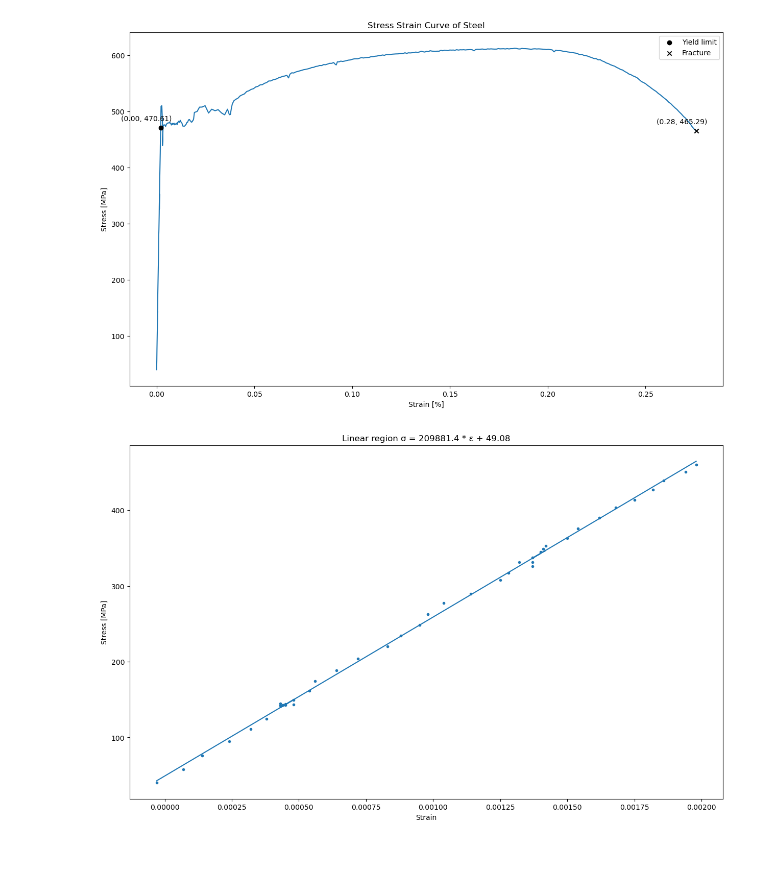
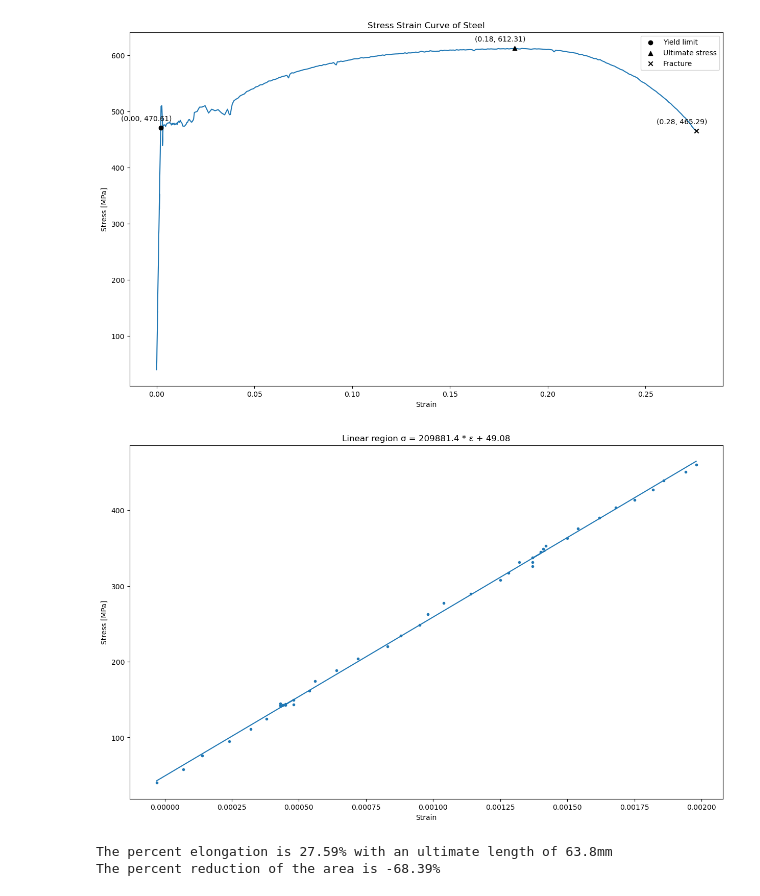
Before and after one commit to 2nio/stress-strain, a Jupyter notebook: graph.ipynb, the cells around one changed output. Saved outputs shown, nothing was run; the diff lists cells and outputs as text; code cells hidden in the pictures; blank space fills up the shorter version.

```diff
--- a/graph.ipynb
+++ b/graph.ipynb
@@ -24,52 +24,73 @@ def calcStrain(deformations, length):
 #Stress vs Strain
 def stressStrainCurve(area, length):
     df['Stress [MPa]'] = calcStress(df['Load [ N ]'], area)
-    df['Strain [%]'] = calcStrain(df['Deformation [ mm ]'], length)
+    df['Strain'] = calcStrain(df['Deformation [ mm ]'], length)
     yieldLimit = 0
-    for strain in df['Strain [%]']:
+    for strain in df['Strain']:
         if not strain < 0.002:
             yieldLimit = df.loc[(df == strain).any(axis=1)].index[0]
             break
-    yieldLimitStrain = df.loc[yieldLimit, 'Strain [%]']
+    yieldLimitStrain = df.loc[yieldLimit, 'Strain']
     yieldLimitStress = df.loc[yieldLimit, 'Stress [MPa]']
     plt.figure(figsize=(15,9))
-    plt.plot(df['Strain [%]'], df['Stress [MPa]'])
+    plt.plot(df['Strain'], df['Stress [MPa]'])
     #Yield limit
     plt.scatter(yieldLimitStrain, yieldLimitStress, color='black', marker='o', label=f'Yield limit', zorder=2)
     plt.annotate(f"({yieldLimitStrain:.2f}, {yieldLimitStress:.2f})",
              (yieldLimitStrain, yieldLimitStress),
              textcoords="offset points", xytext=(-20, 10), ha='center')
+    #Ultimate stress
+    UTS_index = df['Stress [MPa]'].idxmax()
+    UTS_strain = df.loc[UTS_index, 'Strain']
+    UTS_stress = df.loc[UTS_index, 'Stress [MPa]']
+    plt.scatter(UTS_strain, UTS_stress, color='black', marker='^', label=f'Ultimate stress', zorder=2)
+    plt.annotate(f"({UTS_strain:.2f}, {UTS_stress:.2f})",
+             (UTS_strain, UTS_stress),
+             textcoords="offset points", xytext=(-20, 10), ha='center')
     #Fracture
-    fractureStrain = df['Strain [%]'].iloc[-1]
+    fractureStrain = df['Strain'].iloc[-1]
     fractureStress = df['Stress [MPa]'].iloc[-1]
     plt.scatter(fractureStrain, fractureStress, color='black', marker='x', label=f'Fracture', zorder=2)
     plt.annotate(f"({fractureStrain:.2f}, {fractureStress:.2f})",
              (fractureStrain, fractureStress),
              textcoords="offset points", xytext=(-20, 10), ha='center')
-    plt.xlabel('Strain [%]')
+    plt.xlabel('Strain')
     plt.ylabel('Stress [MPa]')
     plt.title('Stress Strain Curve of Steel')
     plt.legend()
     plt.show()
     return yieldLimit
 
 #Young's Modulus
 def youngsModulus(area, length):
     yieldLimit = stressStrainCurve(area, length)
-    x = df['Strain [%]'].head(yieldLimit)
+    x = df['Strain'].head(yieldLimit)
     y = df['Stress [MPa]'].head(yieldLimit)
     slope, intercept, r, p, std_err = stats.linregress(x, y)
     def calcY(x):
         return slope * x + intercept
-    mymodel = list(map(calcY, x))
+    model = list(map(calcY, x))
     plt.figure(figsize=(15,9))
     plt.scatter(x, y, marker='.')
-    plt.plot(x, mymodel)
+    plt.plot(x, model)
     plt.xlabel('Strain')
     plt.ylabel('Stress [MPa]')
     plt.title('Linear region ' + 'σ = ' + str(round(slope, 2)) + ' * ε' + ' + ' + str(round(intercept, 2)))
     plt.show()
 youngsModulus(50.3, 50)
+
+#Percent elongation
+def calcElongation(deformations, initLength):
+    ultLength = deformations.iloc[-1] + initLength
+    return ((ultLength-initLength) * 100)/initLength, ultLength
+elongation, ultLength = calcElongation(df['Deformation [ mm ]'], 50)
+print(f'The percent elongation is {round(elongation,2)}% with an ultimate length of {round(ultLength, 2)}mm')
+
+def calcAreaReduction(ultArea, initArea):
+    return ((ultArea-initArea)*100)/initArea
+print(f'The percent reduction of the area is {round(calcAreaReduction(15.9, 50.3),2)}%')
 # %% [output]
-[figure, old version]
+[figure, new version]
 [figure]
+The percent elongation is 27.59% with an ultimate length of 63.8mm
+The percent reduction of the area is -68.39%
```
